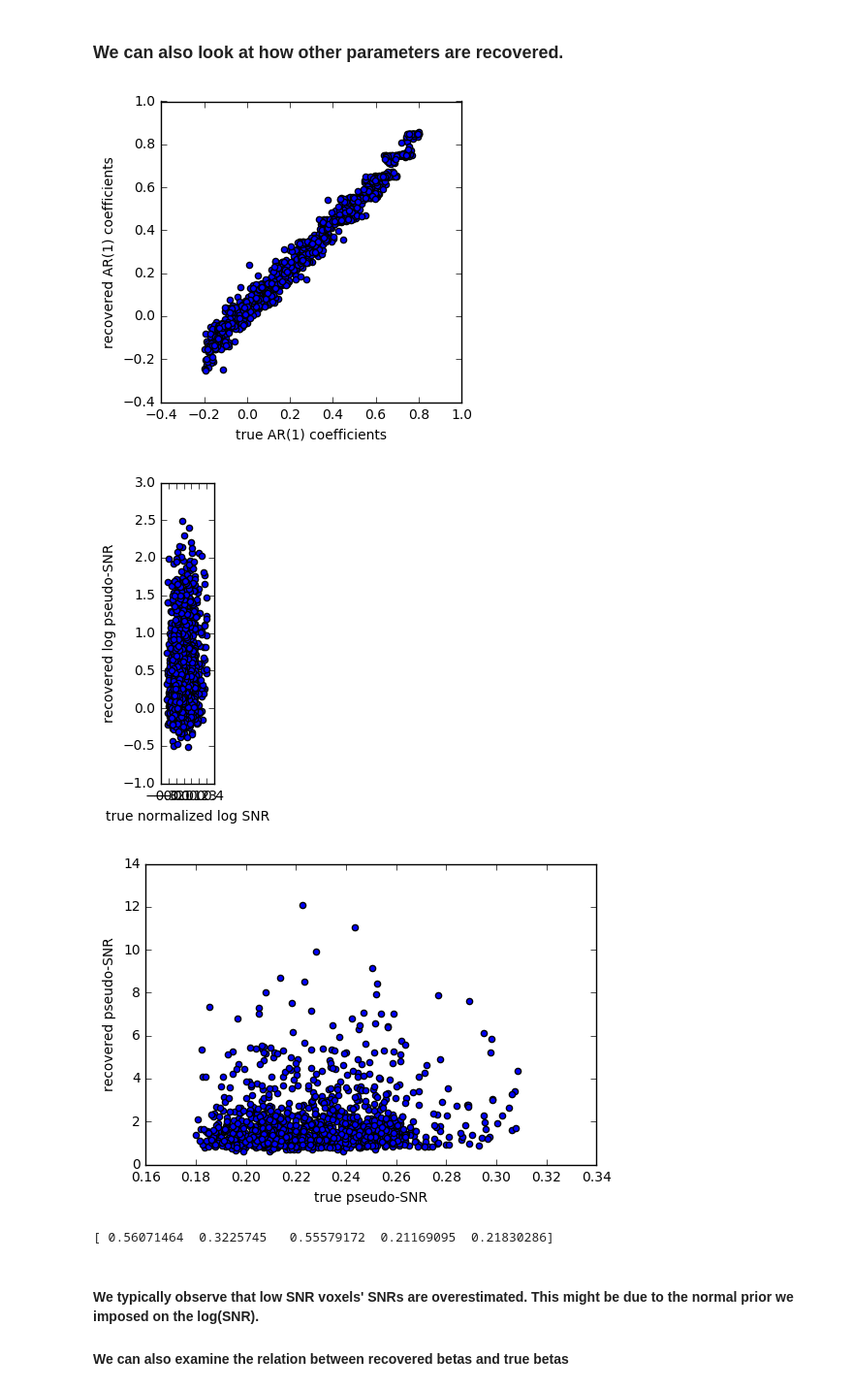
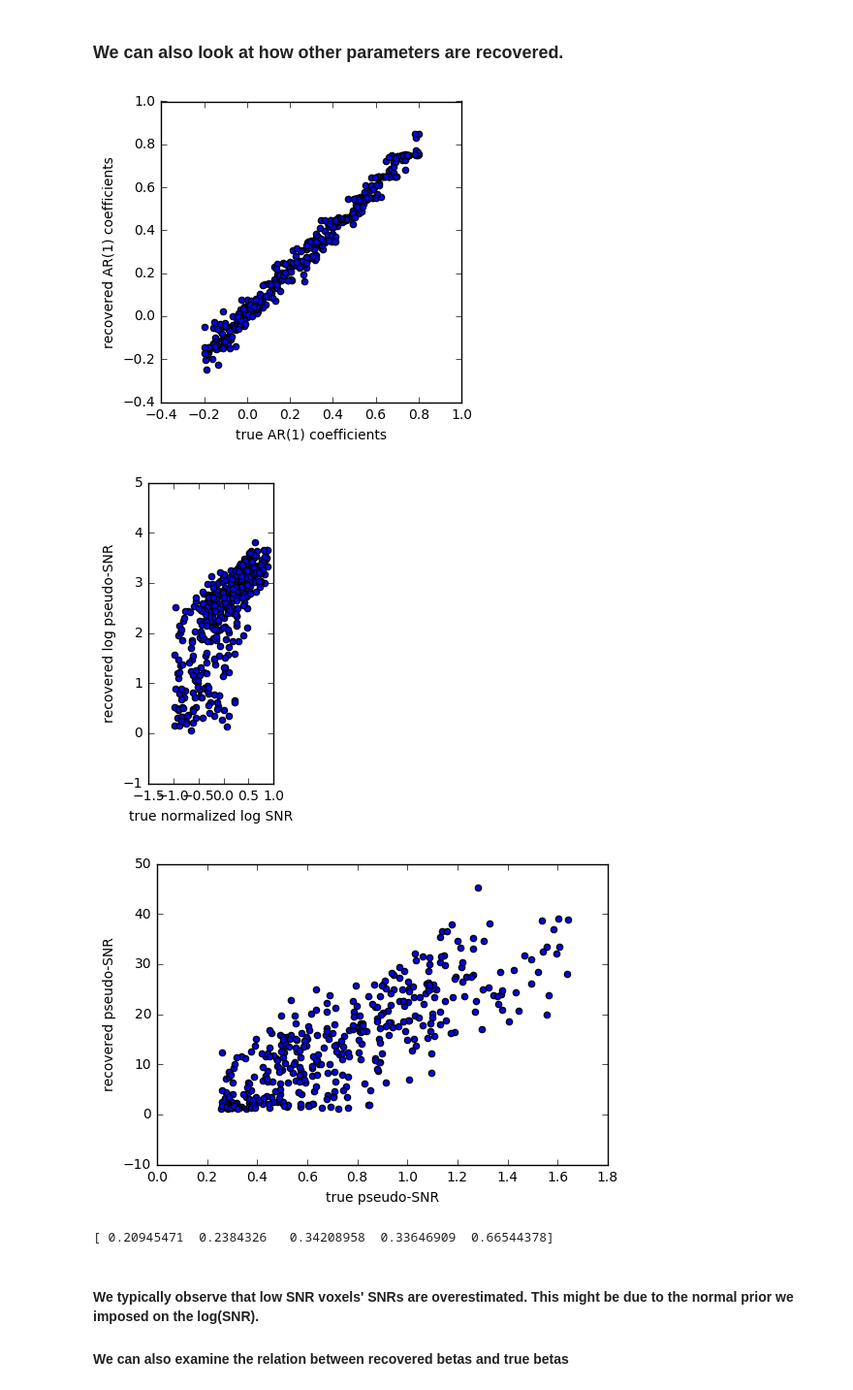
Before and after one commit to brainiak/brainiak, a Jupyter notebook: examples/reprsimil/gbrsa_group_representational_similarity_estimate_example.ipynb, the cells around one changed output. Shown at 97% size. Saved outputs shown, nothing was run; the diff lists cells and outputs as text; code cells hidden in the pictures.

```diff
--- a/examples/reprsimil/gbrsa_group_representational_similarity_estimate_example.ipynb
+++ b/examples/reprsimil/gbrsa_group_representational_similarity_estimate_example.ipynb
@@ -44,7 +44,7 @@ In typical fMRI analysis, some nuisance regressors such as head motion, baseline
 # %%
 n_subj = 5
 n_run = np.random.random_integers(2, 6, n_subj)
-ROI_edge = nnp.random.random_integers(20, 40, n_subj)
+ROI_edge = np.random.random_integers(40, 60, n_subj)
 # We simulate "ROI" of a square shape
 design = [None] * n_subj
 for subj in range(n_subj):
@@ -243,44 +243,44 @@ plt.show()
 
 snr_all = np.concatenate(snr)
 idx = np.argmin(np.abs(snr_all - np.median(snr_all)))
-session = np.min(np.where(idx - np.cumsum(n_V) < 0))
+median_subj = np.min(np.where(idx - np.cumsum(n_V) < 0))
 
-idx = idx - np.cumsum(np.concatenate([[0], n_V]))[session]
+idx = idx - np.cumsum(np.concatenate([[0], n_V]))[median_subj]
 # choose a voxel of medium level SNR.
 fig = plt.figure(num=None, figsize=(12, 4), dpi=150,
                  facecolor='w', edgecolor='k')
-noise_plot, = plt.plot(noise[session][:,idx],'g')
-signal_plot, = plt.plot(signal[session][:,idx],'b')
+noise_plot, = plt.plot(noise[median_subj][:,idx],'g')
+signal_plot, = plt.plot(signal[median_subj][:,idx],'b')
 plt.legend([noise_plot, signal_plot], ['noise', 'signal'])
 plt.title('simulated data in an example voxel'
-          ' with pseudo-SNR of {}'.format(snr[session][idx]))
+          ' with pseudo-SNR of {}'.format(snr[median_subj][idx]))
 plt.xlabel('time')
 plt.show()
 
 fig = plt.figure(num=None, figsize=(12, 4), dpi=150,
                  facecolor='w', edgecolor='k')
-data_plot, = plt.plot(Y[session][:,idx],'r')
+data_plot, = plt.plot(Y[median_subj][:,idx],'r')
 plt.legend([data_plot], ['observed data of the voxel'])
 plt.xlabel('time')
 plt.show()
 
 idx = np.argmin(np.abs(snr_all - np.max(snr_all)))
-session = np.min(np.where(idx - np.cumsum(n_V) < 0))
-idx = idx - np.cumsum(np.concatenate([[0], n_V]))[session]
+highest_subj = np.min(np.where(idx - np.cumsum(n_V) < 0))
+idx = idx - np.cumsum(np.concatenate([[0], n_V]))[highest_subj]
 # display the voxel of the highest level SNR.
 fig = plt.figure(num=None, figsize=(12, 4), dpi=150,
                  facecolor='w', edgecolor='k')
-noise_plot, = plt.plot(noise[session][:,idx],'g')
-signal_plot, = plt.plot(signal[session][:,idx],'b')
+noise_plot, = plt.plot(noise[highest_subj][:,idx],'g')
+signal_plot, = plt.plot(signal[highest_subj][:,idx],'b')
 plt.legend([noise_plot, signal_plot], ['noise', 'signal'])
 plt.title('simulated data in the voxel with the highest'
-          ' pseudo-SNR of {} in subject {}'.format(snr[session][idx], n_subj))
+          ' pseudo-SNR of {} in subject {}'.format(snr[highest_subj][idx], highest_subj))
 plt.xlabel('time')
 plt.show()
 
 fig = plt.figure(num=None, figsize=(12, 4), dpi=150,
                  facecolor='w', edgecolor='k')
-data_plot, = plt.plot(Y[session][:,idx],'r')
+data_plot, = plt.plot(Y[highest_subj][:,idx],'r')
 plt.legend([data_plot], ['observed data of the voxel'])
 plt.xlabel('time')
 plt.show()
@@ -419,14 +419,17 @@ plt.show()
 # %% [markdown]
 ### We can make a comparison between the estimated SNR map and the true SNR map (normalized)
 # %%
-subj = 2
+subj = highest_subj
+
 
 fig = plt.figure(num=None, figsize=(5, 5), dpi=100)
-plt.pcolor(np.reshape(gbrsa.nSNR_[subj], [ROI_edge[subj], ROI_edge[subj]]), vmin=0, vmax=np.max(gbrsa.nSNR_[subj])*0.8)
+plt.pcolor(np.reshape(gbrsa.nSNR_[subj]
+                      / np.exp(np.mean(np.log(gbrsa.nSNR_[subj]))), [ROI_edge[subj], ROI_edge[subj]]),
+           vmin=0) # , vmax=np.max(gbrsa.nSNR_[subj])*0.8
 plt.colorbar()
 ax = plt.gca()
 ax.set_aspect(1)
-ax.set_title('estimated pseudo-SNR of subject {}'.format(subj))
+ax.set_title('estimated normalized pseudo-SNR of subject {}'.format(subj))
 plt.show()
 
 fig = plt.figure(num=None, figsize=(5, 5), dpi=100)
@@ -453,37 +454,37 @@ RMS error of standard RSA: 0.47689849776101967
 # %% [markdown]
 ### We can also look at how other parameters are recovered.
 # %%
-subj = 3
+
 plt.scatter(rho1[subj], gbrsa.rho_[subj])
 plt.xlabel('true AR(1) coefficients')
 plt.ylabel('recovered AR(1) coefficients')
 ax = plt.gca()
 ax.set_aspect(1)
 plt.show()
 
 plt.scatter(np.log(snr[subj]) - np.mean(np.log(snr[subj])),
             np.log(gbrsa.nSNR_[subj]))
 plt.xlabel('true normalized log SNR')
 plt.ylabel('recovered log pseudo-SNR')
 ax = plt.gca()
 ax.set_aspect(1)
 plt.show()
 
 
 plt.scatter(snr[subj],
             gbrsa.nSNR_[subj])
 plt.xlabel('true pseudo-SNR')
 plt.ylabel('recovered pseudo-SNR')
 ax = plt.gca()
 # ax.set_aspect(1)
 plt.show()
 
 print(snr_level)
 # %% [output]
-[figure, old version]
+[figure, new version]
-[figure, old version]
+[figure, new version]
-[figure, old version]
+[figure, new version]
-[ 0.56071464  0.3225745   0.55579172  0.21169095  0.21830286]
+[ 0.20945471  0.2384326   0.34208958  0.33646909  0.66544378]
 # %% [markdown]
 #### We typically observe that low SNR voxels' SNRs are overestimated. This might be due to the normal prior we imposed on the log(SNR).
 #### We can also examine the relation between recovered betas and true betas
```
Also changed, not shown: parts of 18 cells of this notebook, 1 other file.
